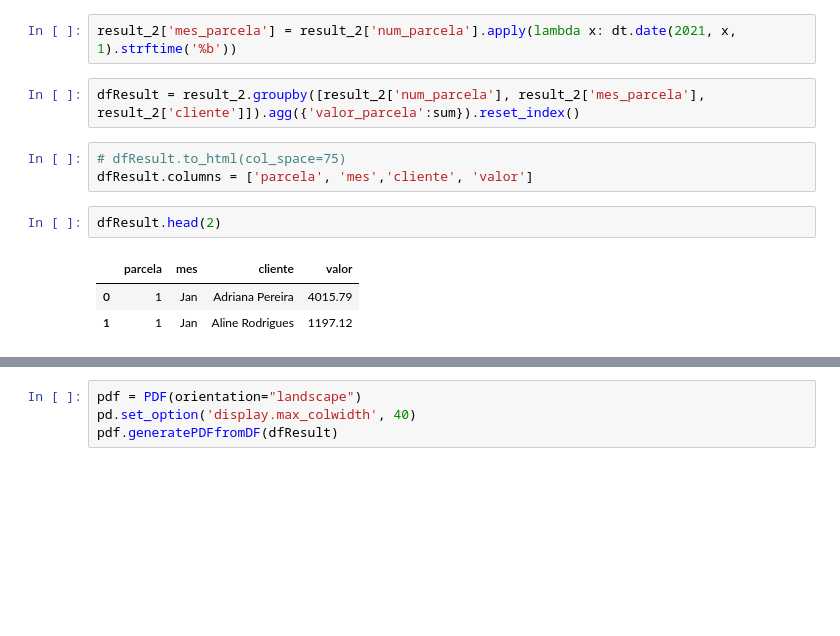
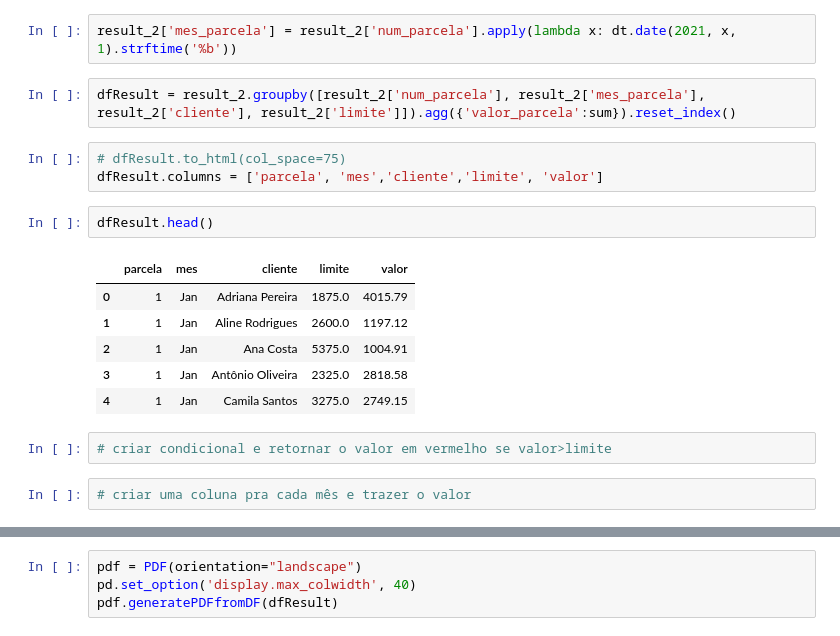
Before and after one commit to martinlietz/squadcinza_projeto3, a Jupyter notebook: projeto.ipynb, the cells around one changed output, grey strips where cells are left out. Drawn from its saved outputs; the diff is of its cells as text; blank space fills up the shorter version.

Commit message:
coluna limite em dfResult
criada a coluna limite em dfResult
será necessário retornar o valor em vermelho se valor>limite

```diff
--- a/projeto.ipynb
+++ b/projeto.ipynb
@@ -314,16 +314,23 @@ result_2.groupby([result_2['num_parcela'], result_2['cliente']]).agg({'valor_par
 # %%
 result_2['mes_parcela'] = result_2['num_parcela'].apply(lambda x: dt.date(2021, x, 1).strftime('%b'))
 # %%
-dfResult = result_2.groupby([result_2['num_parcela'], result_2['mes_parcela'], result_2['cliente']]).agg({'valor_parcela':sum}).reset_index()
+dfResult = result_2.groupby([result_2['num_parcela'], result_2['mes_parcela'], result_2['cliente'], result_2['limite']]).agg({'valor_parcela':sum}).reset_index()
 # %%
 # dfResult.to_html(col_space=75)
-dfResult.columns = ['parcela', 'mes','cliente', 'valor']
+dfResult.columns = ['parcela', 'mes','cliente','limite', 'valor']
 # %%
-dfResult.head(2)
+dfResult.head()
 # %% [output]
-|  | parcela | mes | cliente | valor |
-| 0 | 1 | Jan | Adriana Pereira | 4015.79 |
-| 1 | 1 | Jan | Aline Rodrigues | 1197.12 |
+|  | parcela | mes | cliente | limite | valor |
+| 0 | 1 | Jan | Adriana Pereira | 1875.0 | 4015.79 |
+| 1 | 1 | Jan | Aline Rodrigues | 2600.0 | 1197.12 |
+| 2 | 1 | Jan | Ana Costa | 5375.0 | 1004.91 |
+| 3 | 1 | Jan | Antônio Oliveira | 2325.0 | 2818.58 |
+| 4 | 1 | Jan | Camila Santos | 3275.0 | 2749.15 |
+# %%
+# criar condicional e retornar o valor em vermelho se valor>limite
+# %%
+# criar uma coluna pra cada mês e trazer o valor
 # %%
 # pip install fpdf2
 from fpdf import FPDF, HTMLMixin
```
Also changed, not shown: parts of 4 cells of this notebook.
